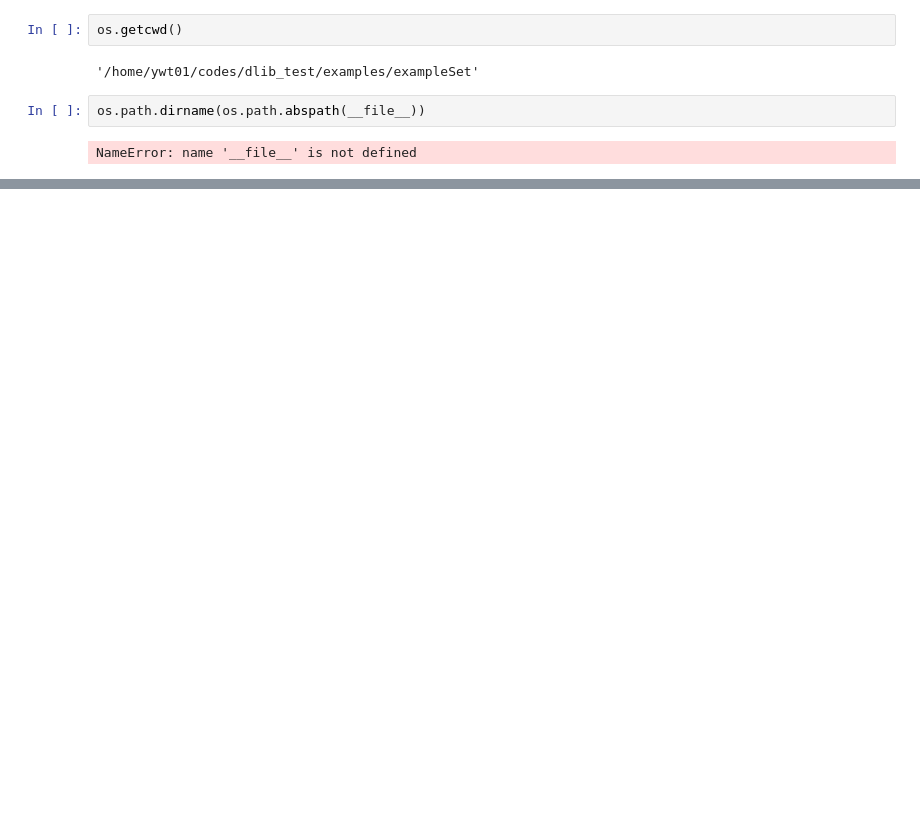
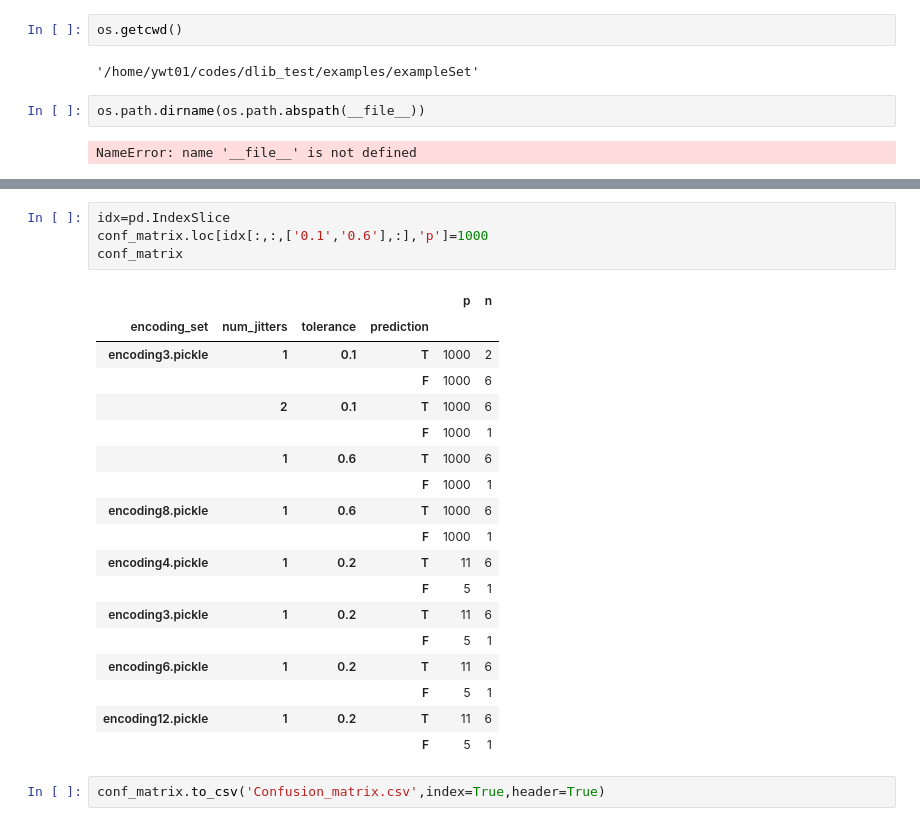
Before and after one commit to SixtantAIEN06/dlib, a Jupyter notebook: examples/exampleSet/test.ipynb, the cells around one changed output, grey strips where cells are left out. Cells and saved outputs as stored; diff of their text form; blank space fills up the shorter version.

```diff
--- a/examples/exampleSet/test.ipynb
+++ b/examples/exampleSet/test.ipynb
@@ -117,0 +129,25 @@ df_r.set_index(['index2'],drop=True,append=True)
+# %%
+idx=pd.IndexSlice
+conf_matrix.loc[idx[:,:,['0.1','0.6'],:],'p']=1000
+conf_matrix
+# %% [output]
+|  |  |  |  | p | n |
+| encoding_set | num_jitters | tolerance | prediction |  |  |
+| encoding3.pickle | 1 | 0.1 | T | 1000 | 2 |
+|  |  |  | F | 1000 | 6 |
+|  | 2 | 0.1 | T | 1000 | 6 |
+|  |  |  | F | 1000 | 1 |
+|  | 1 | 0.6 | T | 1000 | 6 |
+|  |  |  | F | 1000 | 1 |
+| encoding8.pickle | 1 | 0.6 | T | 1000 | 6 |
+|  |  |  | F | 1000 | 1 |
+| encoding4.pickle | 1 | 0.2 | T | 11 | 6 |
+|  |  |  | F | 5 | 1 |
+| encoding3.pickle | 1 | 0.2 | T | 11 | 6 |
+|  |  |  | F | 5 | 1 |
+| encoding6.pickle | 1 | 0.2 | T | 11 | 6 |
+|  |  |  | F | 5 | 1 |
+| encoding12.pickle | 1 | 0.2 | T | 11 | 6 |
+|  |  |  | F | 5 | 1 |
+# %%
+conf_matrix.to_csv('Confusion_matrix.csv',index=True,header=True)
```
Also changed, not shown: parts of 15 cells of this notebook, 44 other files.
